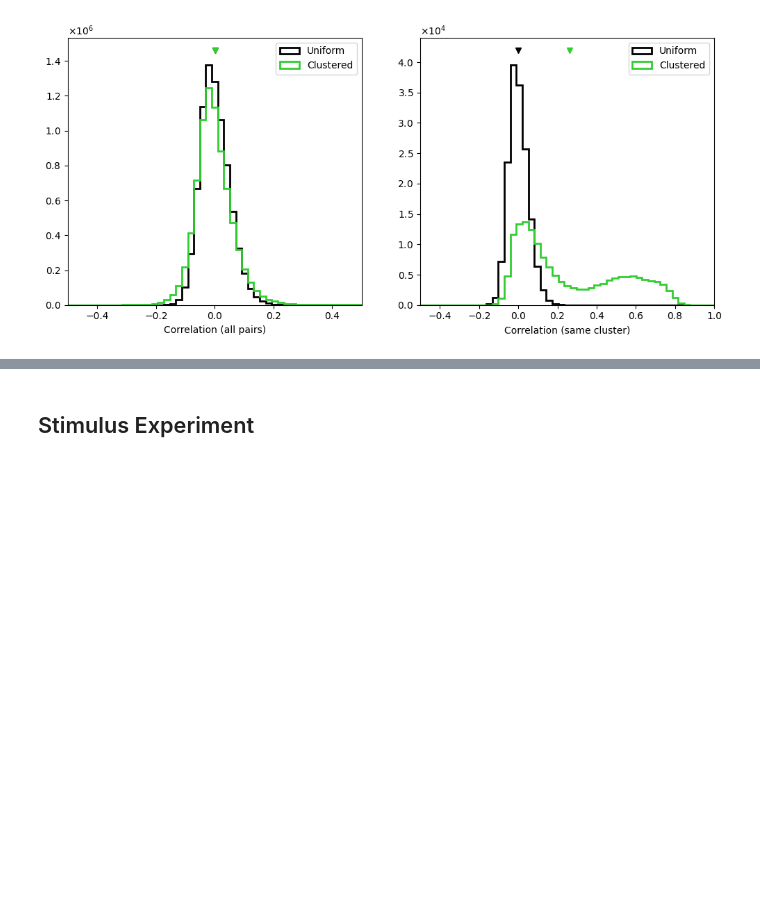
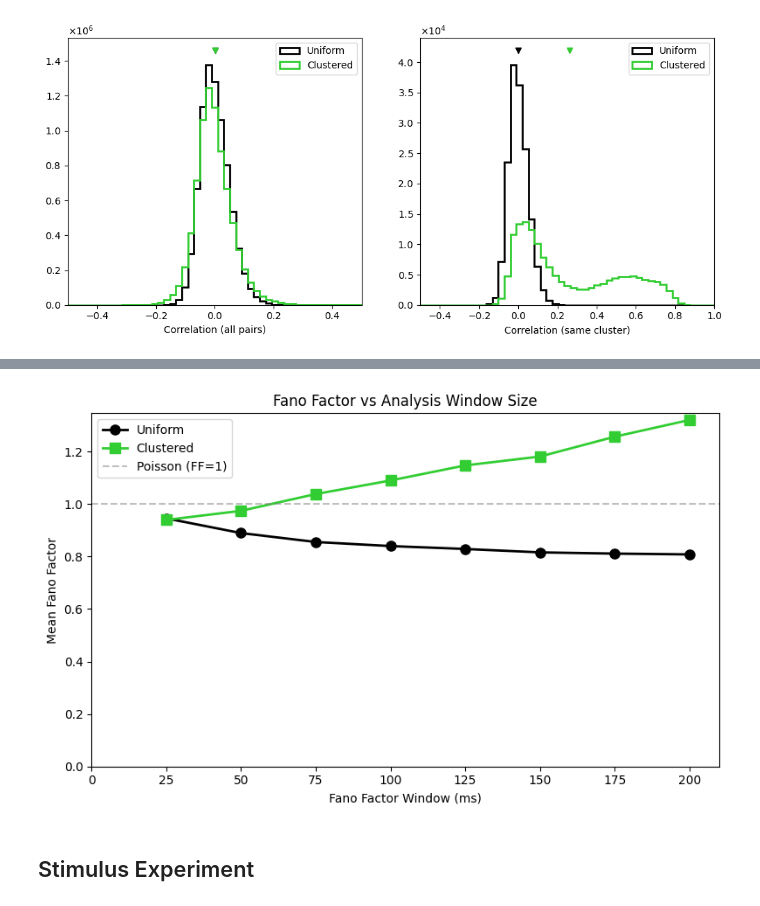
Before and after one commit to arjunpur/clustered-networks, a Jupyter notebook: base_model.ipynb, the cells around one changed output, grey strips where cells are left out. Drawn from its saved outputs; the diff is of its cells as text; code cells hidden in the pictures; blank space fills up the shorter version.

```diff
--- a/base_model.ipynb
+++ b/base_model.ipynb
@@ -639,3 +757,23 @@ Mean correlation (same cluster) - Uniform: 0.0004, Clustered: 0.2618
+# %%
+# Plot Fano factor vs window size
+fig, ax = plt.subplots(figsize=(8, 5))
+
+ax.plot(windows, uniform_ff, 'o-', color='black', linewidth=2, markersize=8, label='Uniform')
+ax.plot(windows, clustered_ff, 's-', color='limegreen', linewidth=2, markersize=8, label='Clustered')
+
+ax.axhline(y=1.0, color='gray', linestyle='--', alpha=0.5, label='Poisson (FF=1)')
+
+ax.set_xlabel('Fano Factor Window (ms)')
+ax.set_ylabel('Mean Fano Factor')
+ax.set_title('Fano Factor vs Analysis Window Size')
+ax.legend()
+ax.set_xlim(0, 210)
+ax.set_ylim(0, None)
+
+plt.tight_layout()
+plt.show()
+# %% [output]
+[figure, added]
 # %% [markdown]
 ## Stimulus Experiment
 # %%
```
Also changed, not shown: parts of 1 cell of this notebook, 7 other files.
